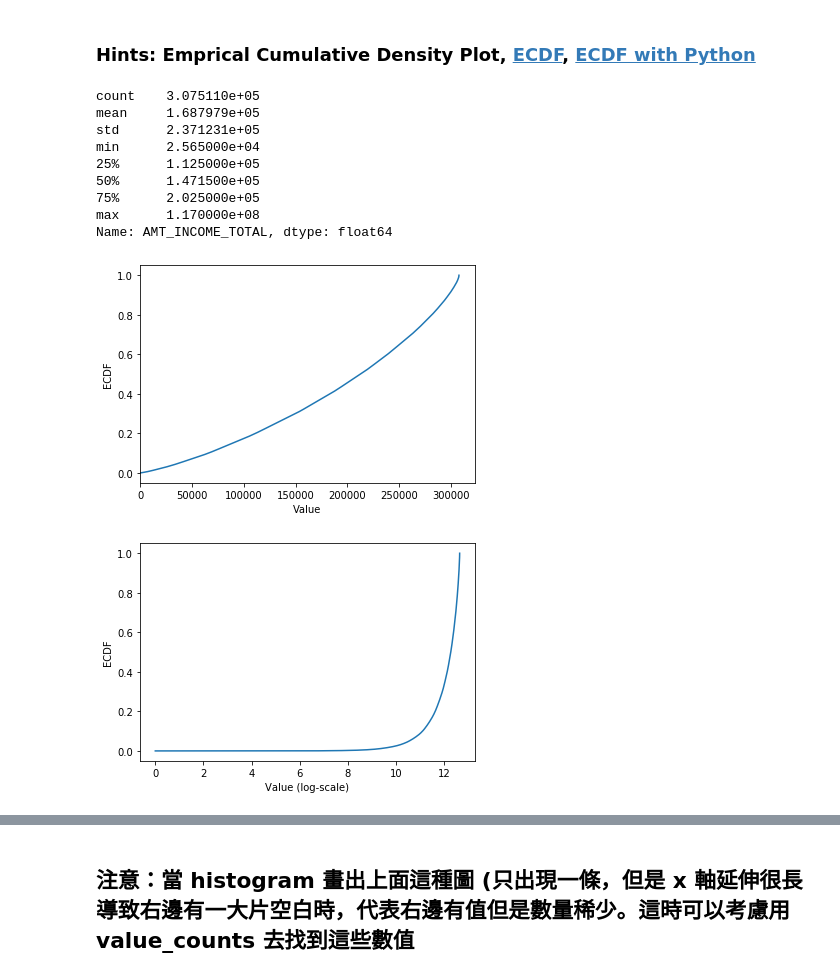
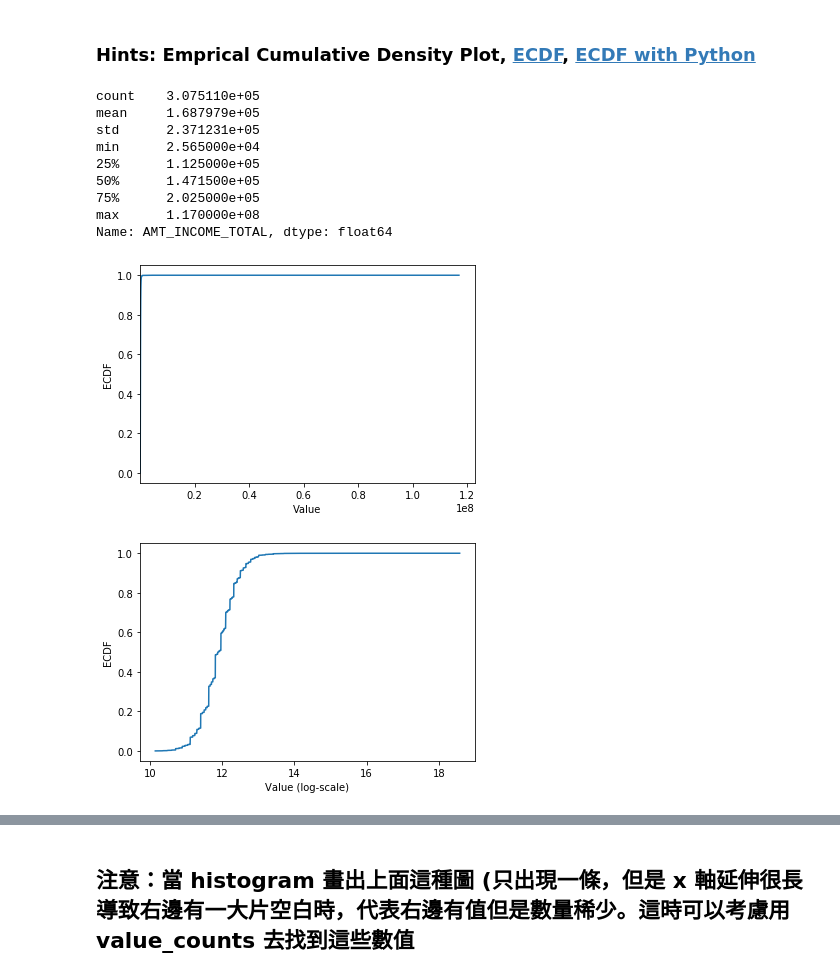
Before and after one commit to hongtw/3rd-ML100Days, a Jupyter notebook: homework/Day_009_HW.ipynb, the cells around one changed output, grey strips where cells are left out. Drawn from its saved outputs; the diff is of its cells as text; code cells hidden in the pictures.

```diff
--- a/homework/Day_009_HW.ipynb
+++ b/homework/Day_009_HW.ipynb
@@ -88,38 +76,37 @@ print(app_train['AMT_INCOME_TOTAL'].describe())
 # 繪製 Empirical Cumulative Density Plot (ECDF)
 """
 YOUR CODE HERE
 """
-cdf = app_train['AMT_INCOME_TOTAL'].sort_values().cumsum().reset_index(drop =True)
-
+cdf = app_train['AMT_INCOME_TOTAL'].value_counts().sort_index().cumsum()
 
 plt.plot(list(cdf.index), cdf/cdf.max())
 plt.xlabel('Value')
 plt.ylabel('ECDF')
 plt.xlim([cdf.index.min(), cdf.index.max() * 1.05]) # 限制顯示圖片的範圍
-plt.ylim([-0.05,1.05]) # 限制顯示圖片的範圍
+plt.ylim([-0.05, 1.05]) # 限制顯示圖片的範圍
 
 plt.show()
 
 # 改變 y 軸的 Scale, 讓我們可以正常檢視 ECDF
 plt.plot(np.log(list(cdf.index)), cdf/cdf.max())
 plt.xlabel('Value (log-scale)')
 plt.ylabel('ECDF')
 
 plt.ylim([-0.05,1.05]) # 限制顯示圖片的範圍
 
 plt.show()
 # %% [output]
 count    3.075110e+05
 mean     1.687979e+05
 std      2.371231e+05
 min      2.565000e+04
 25%      1.125000e+05
 50%      1.471500e+05
 75%      2.025000e+05
 max      1.170000e+08
 Name: AMT_INCOME_TOTAL, dtype: float64
-[figure, old version]
+[figure, new version]
-[figure, old version]
+[figure, new version]
 # %% [markdown]
 ## 補充：Normal dist 的 ECDF
 ![ecdf_normal](https://au.mathworks.com/help/examples/stats/win64/PlotEmpiricalCdfAndCompareWithSamplingDistributionExample_01.png)
```
Also changed, not shown: parts of 3 cells of this notebook, 6 other files.
